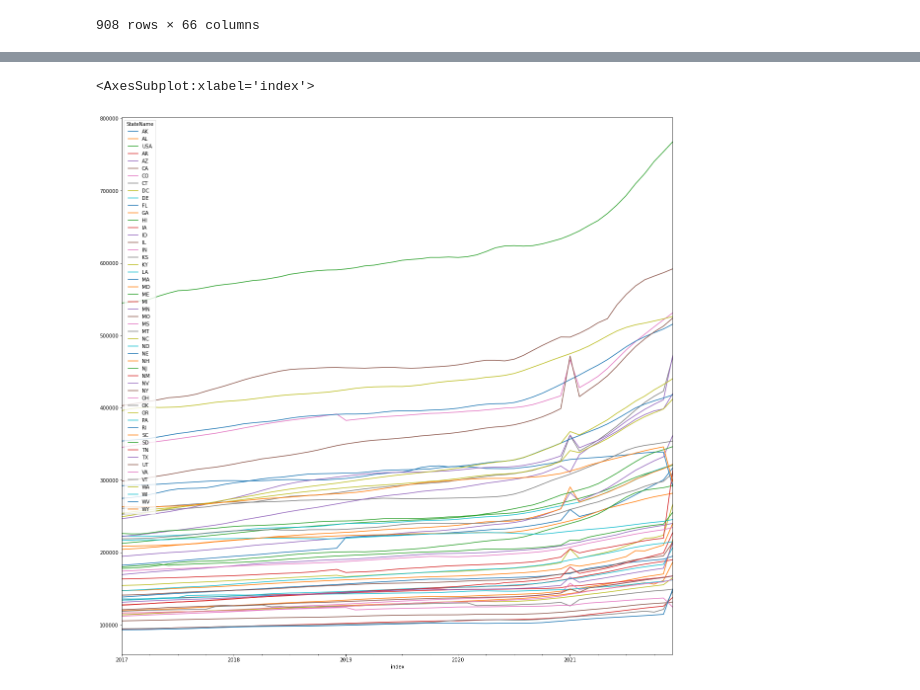
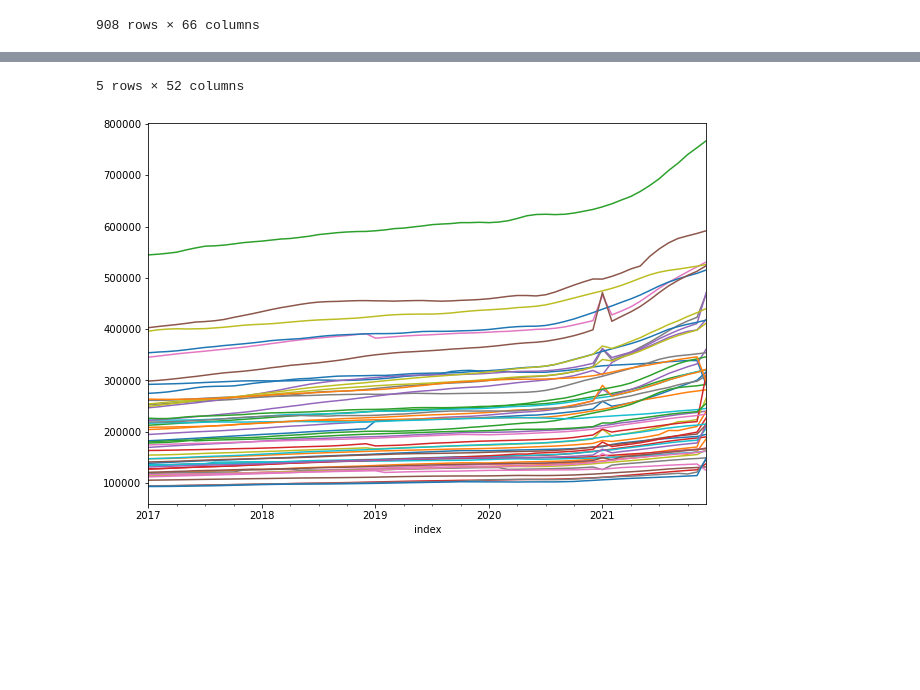
Before and after one commit to RobSalazar/Project-2, a Jupyter notebook: data_cleaning.ipynb, the cells around one changed output, grey strips where cells are left out. Saved outputs shown, nothing was run; the diff lists cells and outputs as text; code cells hidden in the pictures; blank space fills up the shorter version.

Commit message:
updated jupyter notebook and data files

```diff
--- a/data_cleaning.ipynb
+++ b/data_cleaning.ipynb
@@ -68,7 +72,7 @@ clean_combo = combo_df.drop(columns = ["index"])
 #This brings back the region id column that I originally removed to be able to work with the data easier
 clean_combo['RegionID']= zillow_data['RegionID'].astype(int)
 
-#Reordering the dataframe to be able to unstack later easily
+#Reordering the dataframe for readablity
 zillow_final = clean_combo[['StateName','RegionID','SizeRank','RegionName','1/31/2017','2/28/2017','3/31/2017','4/30/2017','5/31/2017','6/30/2017','7/31/2017',
          '8/31/2017','9/30/2017','10/31/2017','11/30/2017','12/31/2017','1/31/2018','2/28/2018',
          '3/31/2018','4/30/2018','5/31/2018','6/30/2018','7/31/2018','8/31/2018','9/30/2018',
@@ -78,13 +82,23 @@ zillow_final = clean_combo[['StateName','RegionID','SizeRank','RegionName','1/31
          '7/31/2020','8/31/2020','9/30/2020','10/31/2020','11/30/2020','12/31/2020','1/31/2021',
          '2/28/2021','3/31/2021','4/30/2021','5/31/2021','6/30/2021','7/31/2021','8/31/2021',
          '9/30/2021','10/31/2021','11/30/2021','12/31/2021','Totals','Average']]
+
+#Group our data by state and get the average
 zillow = zillow_final.groupby("StateName").mean()
+
+#Remove unnecessary columns from the dataframe
 zillow = zillow.drop(columns=["RegionID", "SizeRank", "Totals", "Average"])
+
+#Reorganize the date to match our unemployment data format and convert date from string to datetime object
 zillow = zillow.transpose()
 zillow = zillow.reset_index()
 zillow["index"]=pd.to_datetime(zillow["index"])
 zillow['index'] = zillow['index'].dt.to_period("M").apply(lambda r: r.start_time)
 zillow = zillow.set_index("index")
+
+#Change the header form 'all' to 'usa'
 zillow = zillow.rename(columns = {"ALL":"USA"})
-zillow.plot(figsize = (20,20))
+zillow.plot(figsize = (10,7),legend=False)
+zillow.to_csv("data/zillow.csv")
+zillow.head()
 # %% [output]
@@ -91,2 +112,2 @@ zillow.plot(figsize = (20,20))
-<AxesSubplot:xlabel='index'>
+5 rows × 52 columns
-[figure, old version]
+[figure, new version]
```
Also changed, not shown: parts of 12 cells of this notebook, 6 other files.
